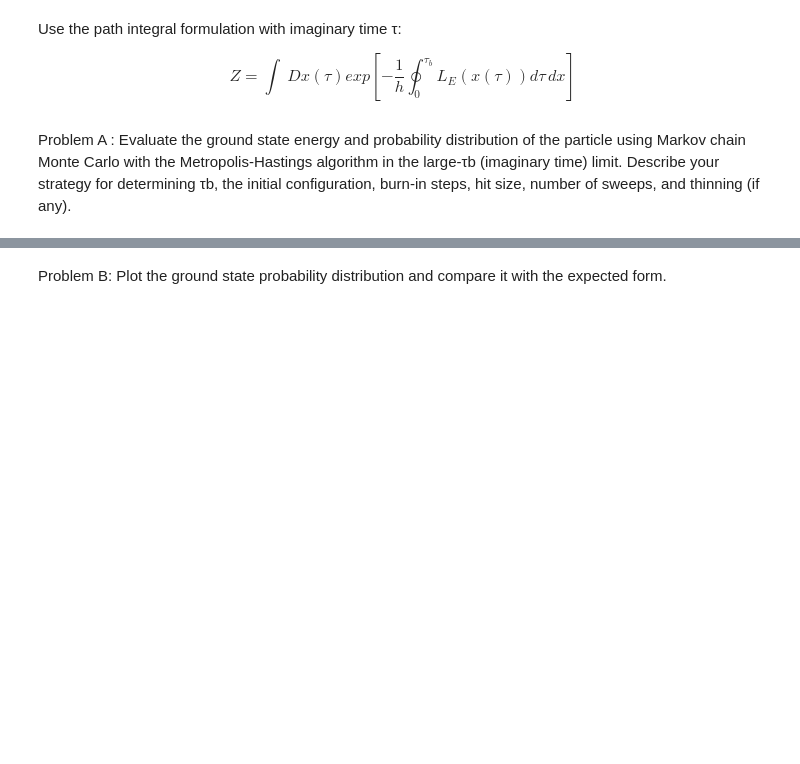
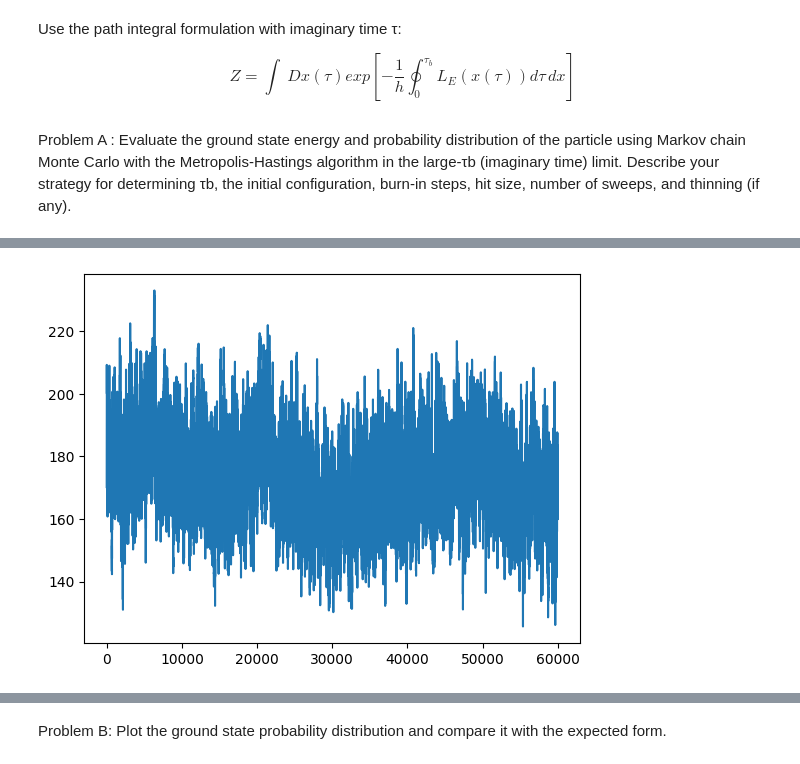
Before and after one commit to katya-sumwalt/PHYS_142_FinalProject, a Jupyter notebook: PHYS142_Final.ipynb, the cells around one changed output, grey strips where cells are left out. Cells and saved outputs as stored; diff of their text form; code cells hidden in the pictures; blank space fills up the shorter version.

```diff
--- a/PHYS142_Final.ipynb
+++ b/PHYS142_Final.ipynb
@@ -21,9 +21,9 @@ chain Monte Carlo with the Metropolis-Hastings algorithm in the large-τb (imagi
 your strategy for determining τb, the initial configuration, burn-in steps, hit size, number of sweeps, and
 thinning (if any).
 # %%
-SWEEPS = 200_000
+SWEEPS = 60_000
 TAU = 30
-DELTATAU = 1
+DELTATAU = 0.1
 NTAU = int(TAU/DELTATAU)
 HITSIZE = 0.1
 
@@ -36,6 +36,7 @@ OMEGA = 1
 M = 1
 DELTAX = (XHIGH - XLOW) / NXBINS
 prob_histogram = np.zeros(NXBINS)
+
 x_bins = np.linspace(XLOW, XHIGH, NXBINS + 1)
 
 x_path = np.zeros(NTAU)
@@ -86,3 +117,14 @@ for k in range(SWEEPS):
+# %%
+E0_list=[]
+for k in range(SWEEPS):
+    MCMC(x_path,prob_histogram,E0_list)
+    # E0_list.append(compute_ground_state_energy(x_path,DELTATAU))
+# %%
+plt.figure()
+plt.plot(np.linspace(0,SWEEPS,len(E0_list)),E0_list)
+plt.show()
+# %% [output]
+[figure, added]
 # %%
 plt.figure()
 plt.stairs(prob_histogram/np.sum(prob_histogram*DELTAX), x_bins, label=f"MCMC, $\\tau = {TAU}$, $\\delta\\tau={DELTATAU}$")
```
Also changed, not shown: parts of 7 cells of this notebook, 1 other file.
